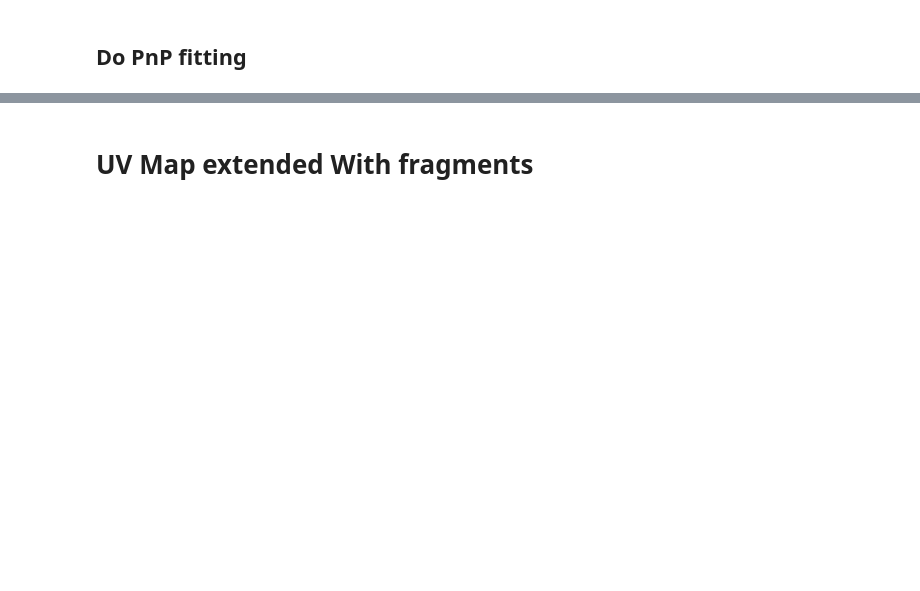
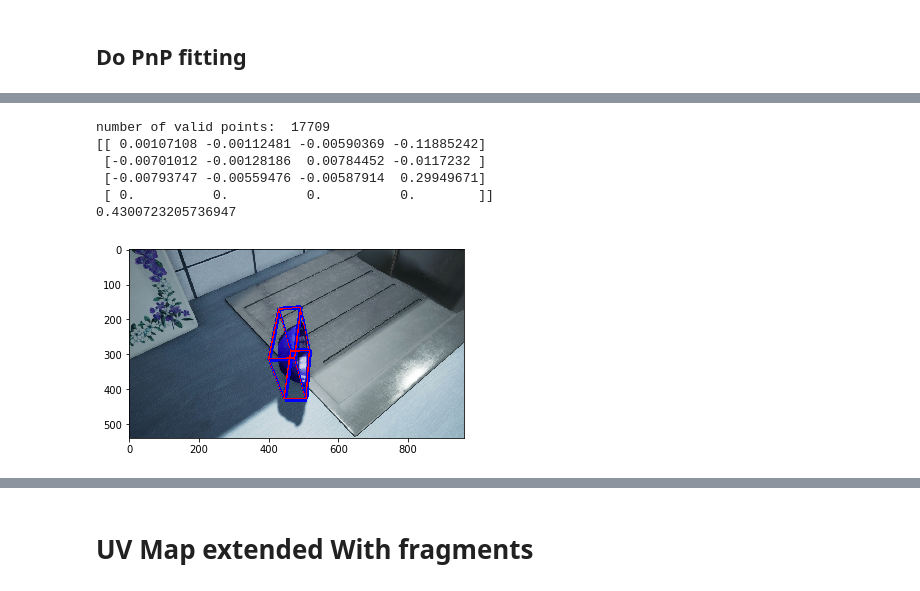
Before and after one commit to ktw361/extended_UV_mapping, a Jupyter notebook: UV Map-Part 3 PnP.ipynb, the cells around one changed output, grey strips where cells are left out. Saved outputs shown, nothing was run; the diff lists cells and outputs as text; code cells hidden in the pictures; blank space fills up the shorter version.

```diff
--- a/UV Map-Part 3 PnP.ipynb
+++ b/UV Map-Part 3 PnP.ipynb
@@ -105,0 +82,12 @@ print(np.linalg.norm(Tmw_est - Tmw_true, ord=1))
+# %%
+uvm.update_params('mask', seg_new)
+plt.imshow(uvm.fast_estimate_Tmw_and_compare(_img));
+plt.show()
+# %% [output]
+number of valid points:  17709
+[[ 0.00107108 -0.00112481 -0.00590369 -0.11885242]
+ [-0.00701012 -0.00128186  0.00784452 -0.0117232 ]
+ [-0.00793747 -0.00559476 -0.00587914  0.29949671]
+ [ 0.          0.          0.          0.        ]]
+0.4300723205736947
+[figure, added]
```
Also changed, not shown: parts of 21 cells of this notebook, 2 other files.
